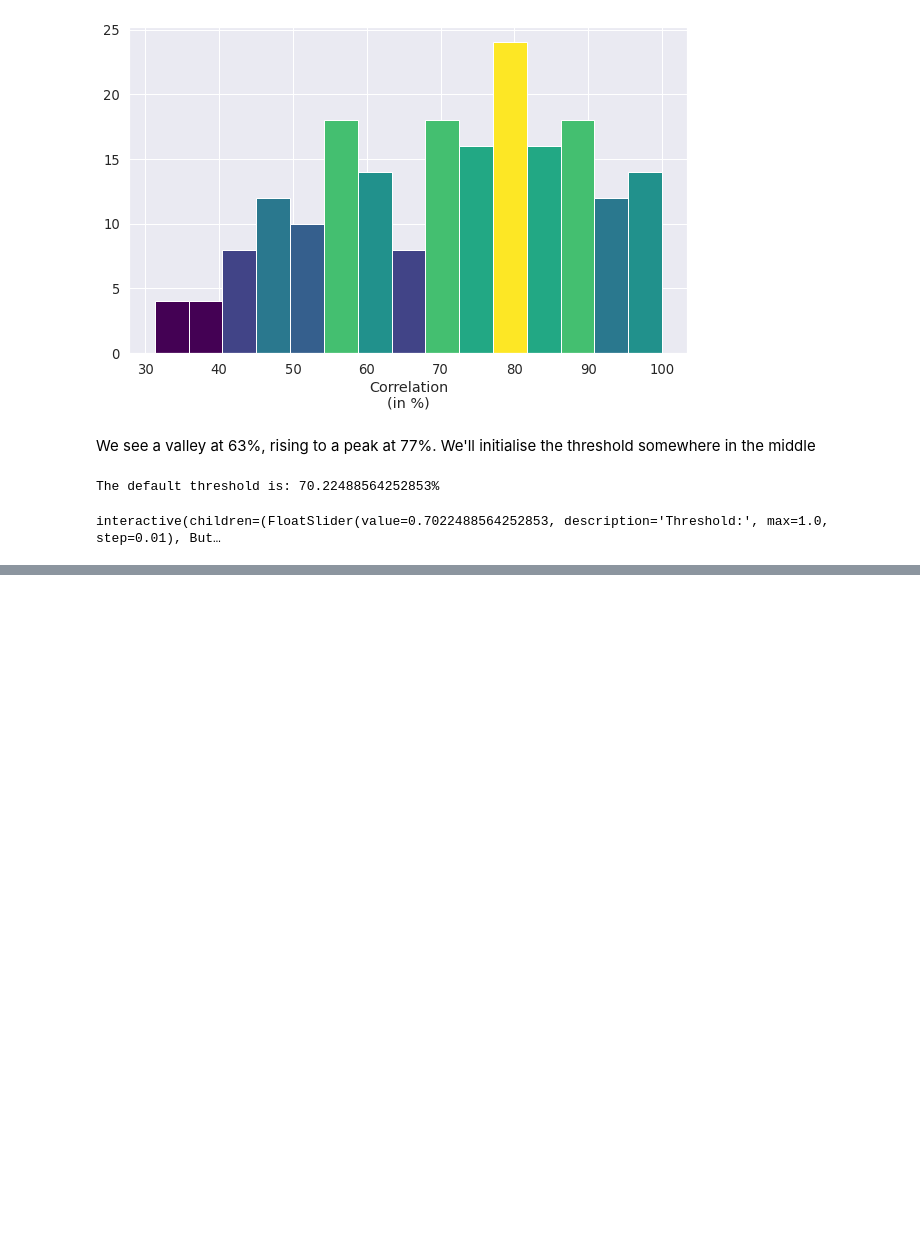
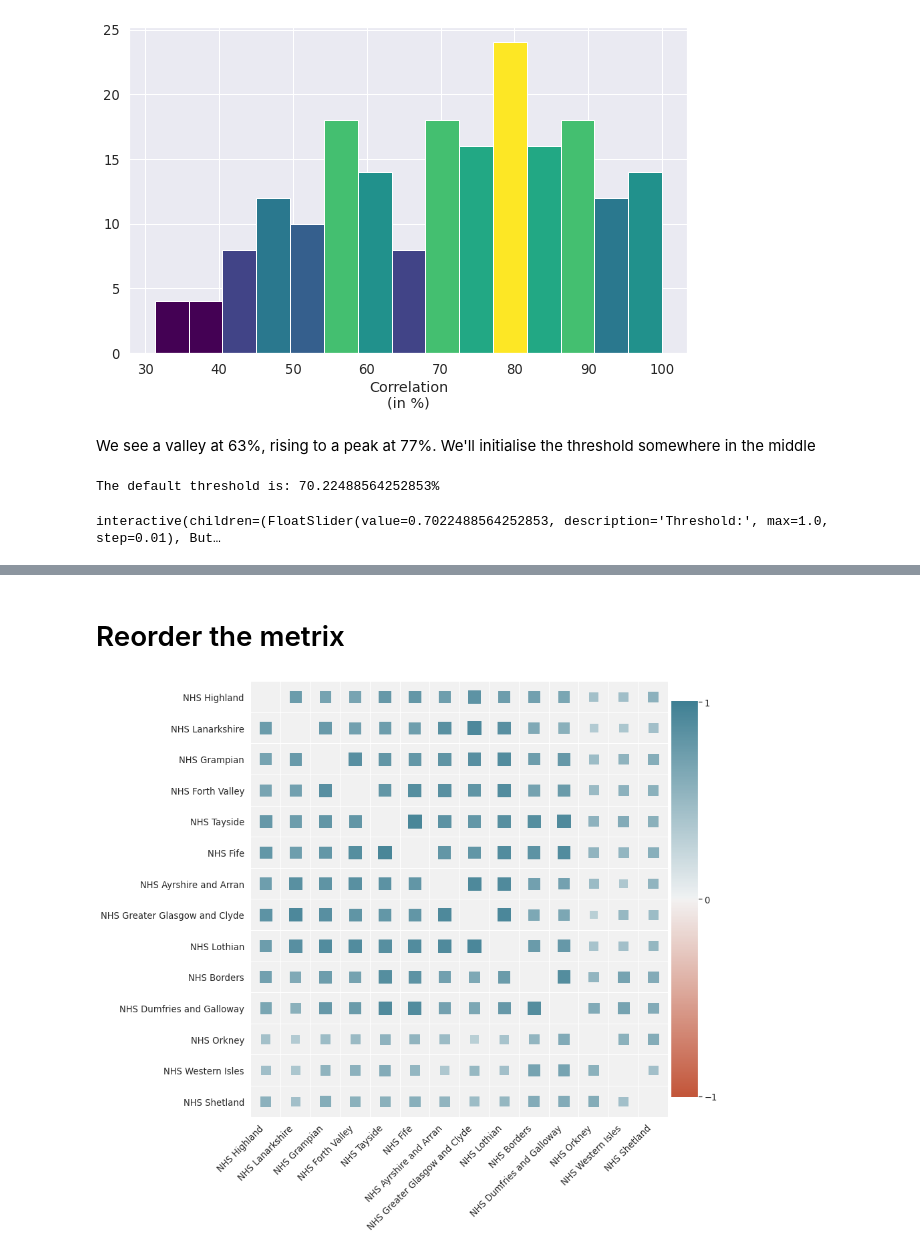
Before and after one commit to ScottishCovidResponse/scrc-vis-analytical, a Jupyter notebook: CorrelationMetrics/correlation_and_clustering.ipynb, the cells around one changed output, grey strips where cells are left out. Cells and saved outputs as stored; diff of their text form; code cells hidden in the pictures; blank space fills up the shorter version.

Commit message:
Reorder the correlation matrix.

```diff
--- a/CorrelationMetrics/correlation_and_clustering.ipynb
+++ b/CorrelationMetrics/correlation_and_clustering.ipynb
@@ -763,0 +762,2 @@ Number of clusters: 4
+# %% [markdown]
+# Reorder the metrix
@@ -763,0 +804,2 @@ Number of clusters: 4
+# %%
+df_reordered_correlation_matrix_with_timelag = pd.DataFrame(data=reordered_correlation_matrix_with_timelag, columns=reordered_cols, index=reordered_cols)
@@ -763,0 +808,6 @@ Number of clusters: 4
+# %%
+fig, ax = plt.subplots(figsize=(12, 12))
+ax.set_title("Correlation matrix of " + col1 + " and " + col2)
+corrplot(df_reordered_correlation_matrix_with_timelag, size_scale=400)
+# %% [output]
+[figure, added]
```
Also changed, not shown: parts of 8 cells of this notebook.
